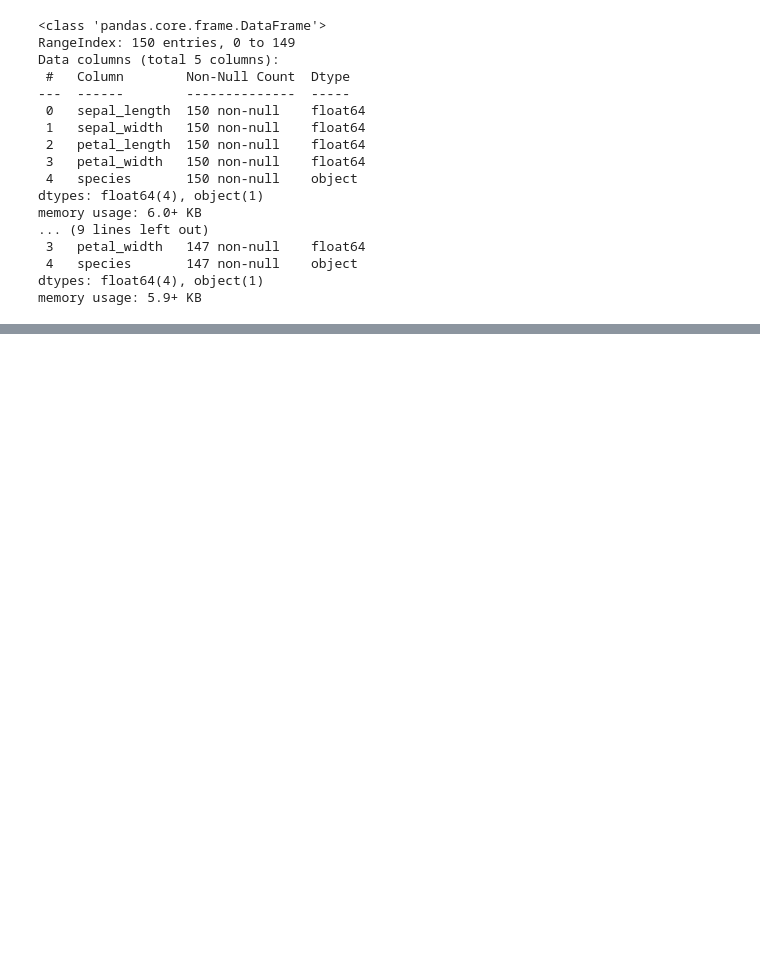
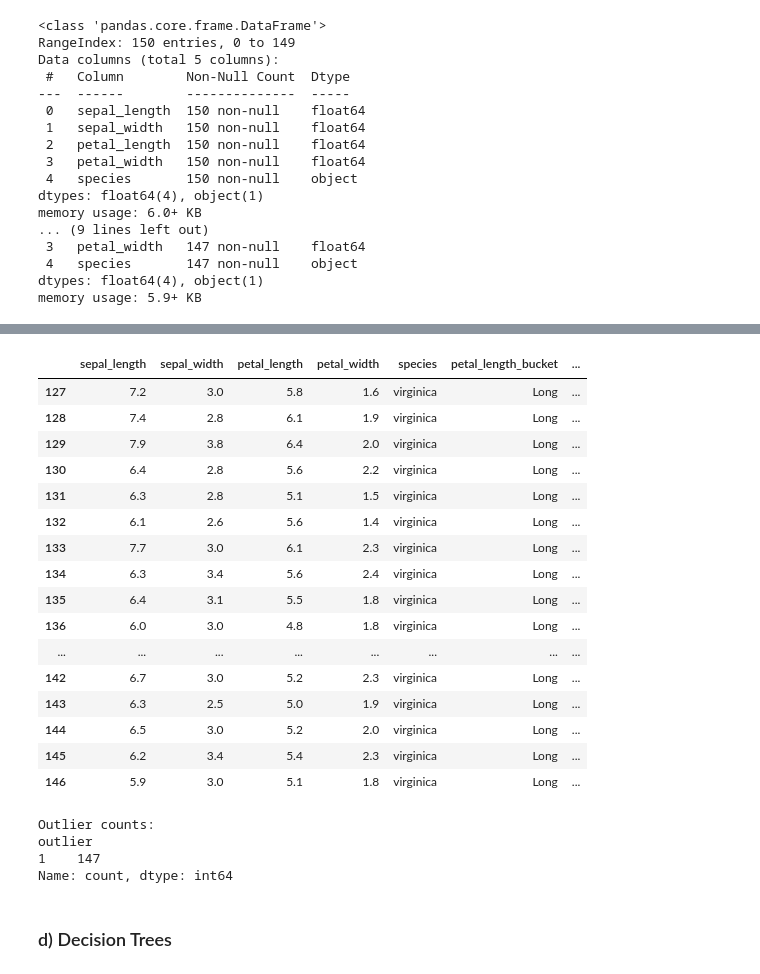
Before and after one commit to jutinwang/A3---CSI4142---GR48, a Jupyter notebook: G48-A3-p2.ipynb, the cells around one changed output, grey strips where cells are left out. Drawn from its saved outputs; the diff is of its cells as text; code cells hidden in the pictures; blank space fills up the shorter version.

```diff
--- a/G48-A3-p2.ipynb
+++ b/G48-A3-p2.ipynb
@@ -212,0 +250,42 @@ memory usage: 5.9+ KB
+# %%
+# Selecting relevant numerical columns for outlier detection
+outlier_column = ["sepal_width"]
+
+# Applying LOF to detect outliers via the LOF from Scikit, also assuming 5% outliers.
+lof = LocalOutlierFactor(n_neighbors=20, contamination=0.05)
+outlier_labels = lof.fit_predict(irisSetNew[outlier_column])
+
+# Identifying outliers (-1 indicates an outlier)
+irisSetNew["outlier"] = outlier_labels
+
+display(irisSetNew.tail(20))
+
+# Count of detected outliers
+outlier_counts = irisSetNew["outlier"].value_counts()
+outlier_counts
+
+print(f"Outlier counts: \n{outlier_counts}")
+# %% [output]
+|  | sepal_length | sepal_width | petal_length | petal_width | species | petal_length_bucket | ... |
+| 127 | 7.2 | 3.0 | 5.8 | 1.6 | virginica | Long | ... |
+| 128 | 7.4 | 2.8 | 6.1 | 1.9 | virginica | Long | ... |
+| 129 | 7.9 | 3.8 | 6.4 | 2.0 | virginica | Long | ... |
+| 130 | 6.4 | 2.8 | 5.6 | 2.2 | virginica | Long | ... |
+| 131 | 6.3 | 2.8 | 5.1 | 1.5 | virginica | Long | ... |
+| 132 | 6.1 | 2.6 | 5.6 | 1.4 | virginica | Long | ... |
+| 133 | 7.7 | 3.0 | 6.1 | 2.3 | virginica | Long | ... |
+| 134 | 6.3 | 3.4 | 5.6 | 2.4 | virginica | Long | ... |
+| 135 | 6.4 | 3.1 | 5.5 | 1.8 | virginica | Long | ... |
+| 136 | 6.0 | 3.0 | 4.8 | 1.8 | virginica | Long | ... |
+| ... | ... | ... | ... | ... | ... | ... | ... |
+| 142 | 6.7 | 3.0 | 5.2 | 2.3 | virginica | Long | ... |
+| 143 | 6.3 | 2.5 | 5.0 | 1.9 | virginica | Long | ... |
+| 144 | 6.5 | 3.0 | 5.2 | 2.0 | virginica | Long | ... |
+| 145 | 6.2 | 3.4 | 5.4 | 2.3 | virginica | Long | ... |
+| 146 | 5.9 | 3.0 | 5.1 | 1.8 | virginica | Long | ... |
+Outlier counts:
+outlier
+1    147
+Name: count, dtype: int64
+# %% [markdown]
+### d) Decision Trees
```
Also changed, not shown: parts of 6 cells of this notebook.
